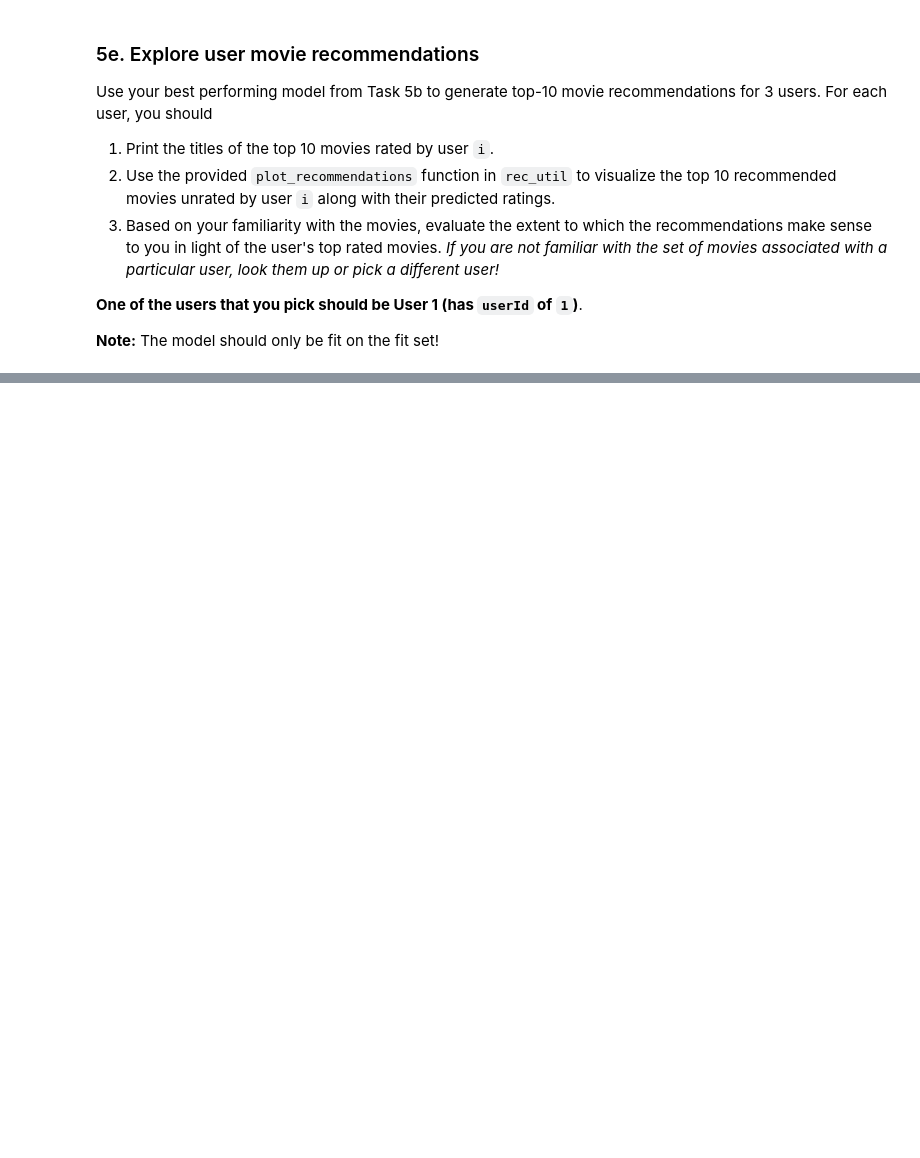
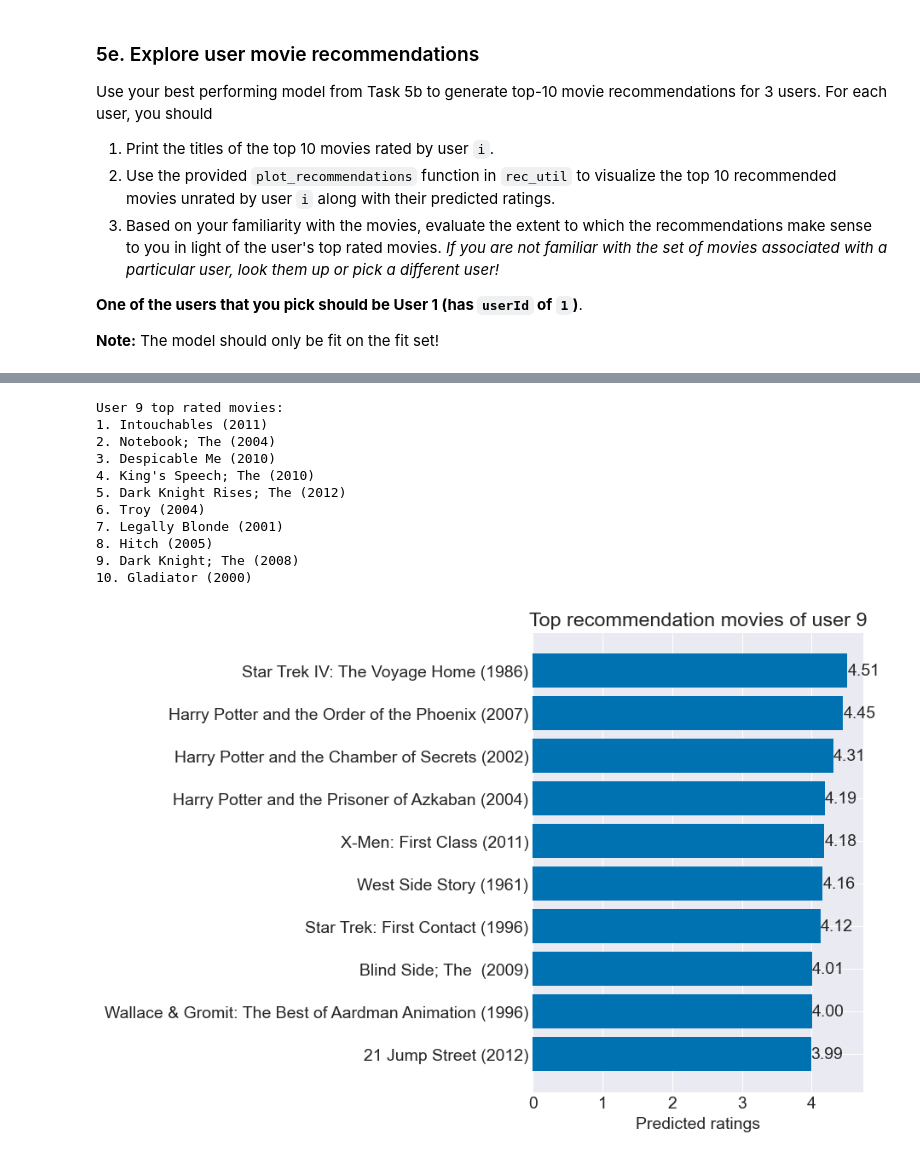
Before and after one commit to Mickey-Zhaang/ColbyCollege_CS252, a Jupyter notebook: Project5/movie_recommender.ipynb, the cells around one changed output, grey strips where cells are left out. Cells and saved outputs as stored; diff of their text form; code cells hidden in the pictures; blank space fills up the shorter version.

```diff
--- a/Project5/movie_recommender.ipynb
+++ b/Project5/movie_recommender.ipynb
@@ -587,0 +757,25 @@ Use your best performing model from Task 5b to generate top-10 movie recommendat
+# %%
+# YOUR CODE HERE
+user_id = 9
+
+top_rated = rec_util.get_top_rated_movies(A_fit, movie_map, user_id=user_id, num_top_rated=10)
+print(f"User {user_id} top rated movies:")
+
+for rank, title in enumerate(top_rated, 1):
+    print(f"{rank}. {title}")
+
+top_titles, top_ratings = rec_util.get_top_recommendations(A_fit, funk_rec, movie_map, user_id=user_id, num_top_recommendations=10)
+rec_util.plot_recommendations(user_id, top_titles, top_ratings)
+# %% [output]
+User 9 top rated movies:
+1. Intouchables (2011)
+2. Notebook; The (2004)
+3. Despicable Me (2010)
+4. King's Speech; The (2010)
+5. Dark Knight Rises; The (2012)
+6. Troy (2004)
+7. Legally Blonde (2001)
+8. Hitch (2005)
+9. Dark Knight; The (2008)
+10. Gladiator (2000)
+[figure, added]
```
Also changed, not shown: parts of 33 cells of this notebook, 11 other files.
